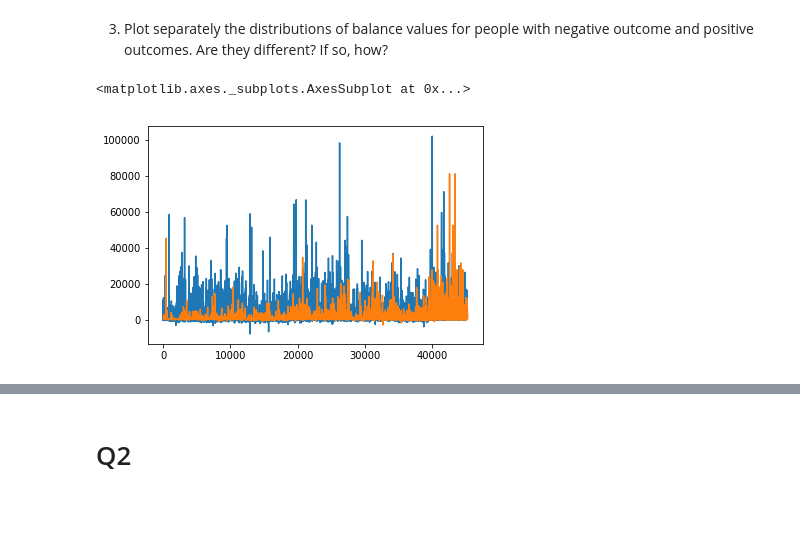
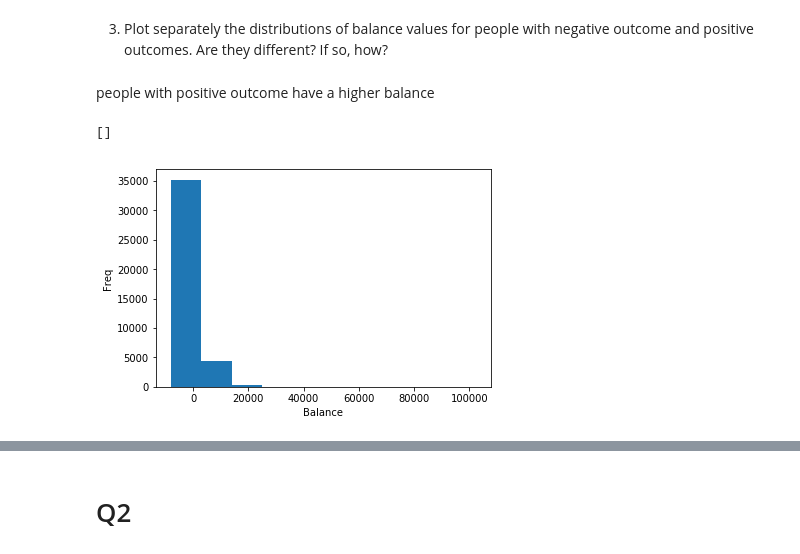
Before and after one commit to gefenk9/DataScience, a Jupyter notebook: DS_HW1.ipynb, the cells around one changed output, grey strips where cells are left out. Drawn from its saved outputs; the diff is of its cells as text; code cells hidden in the pictures; blank space fills up the shorter version.

```diff
--- a/DS_HW1.ipynb
+++ b/DS_HW1.ipynb
@@ -133,11 +135,13 @@ AxesSubplot(0.125,0.125;0.775x0.755)
 # %% [markdown]
 3) Plot separately the distributions of balance values for people with negative outcome and positive outcomes. Are they different? If so, how?
+# %% [markdown]
+people with positive outcome have a higher balance
 # %%
-balance_neg_outcome = df[df["outcome"] == "no"]["balance"]
-balance_pos_outcome = df[df["outcome"] == "yes"]["balance"]
+balance_neg_outcome = df[df["outcome"] == "no"]["balance"].plot.hist()
+balance_neg_outcome.set_xlabel("Balance")
+balance_neg_outcome.set_ylabel("Freq")
 import matplotlib.pyplot as plt
 balance_neg_outcome.plot()
-balance_pos_outcome.plot()
 # %% [output]
-<matplotlib.axes._subplots.AxesSubplot at 0x...>
+[]
-[figure, old version]
+[figure, new version]
```
Also changed, not shown: parts of 25 cells of this notebook.
